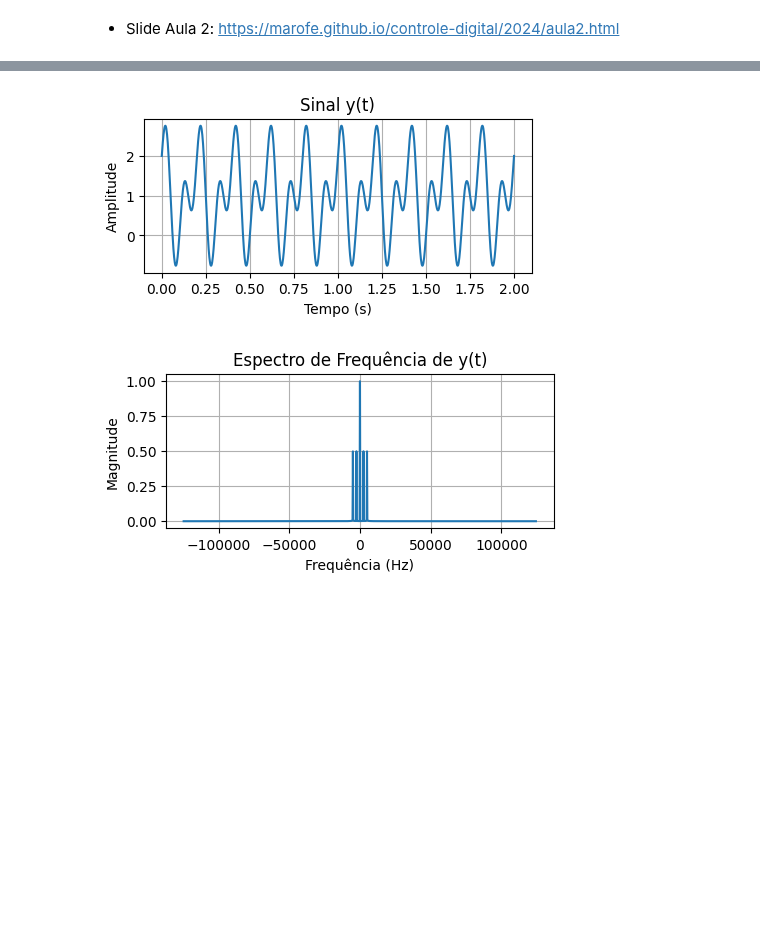
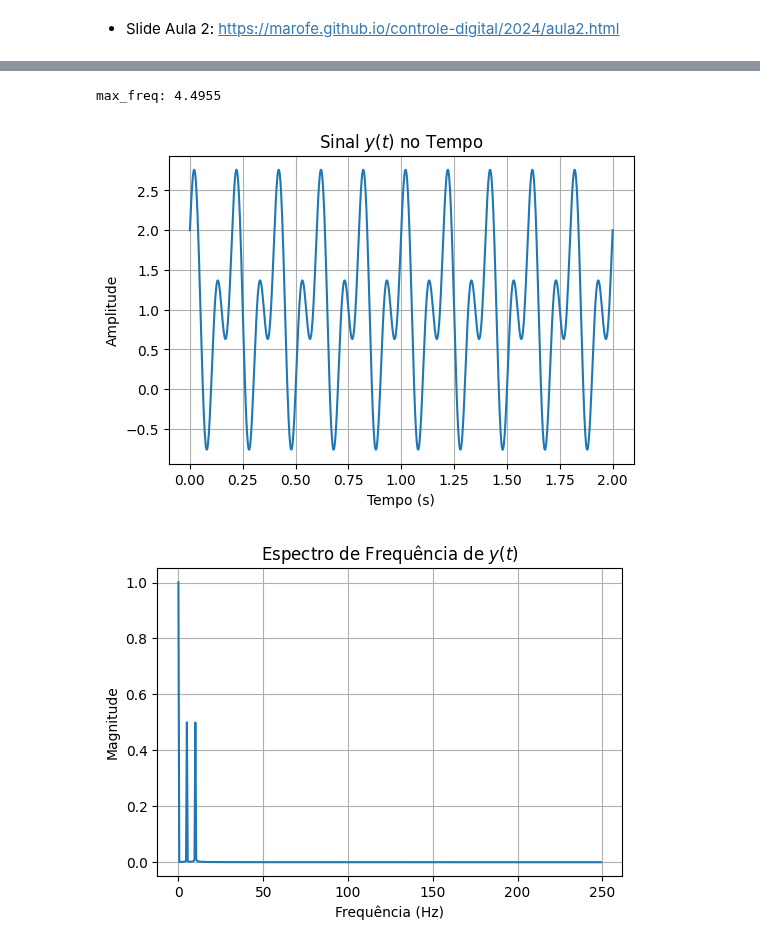
Before and after one commit to SKaiquelima/advanced-control, a Jupyter notebook: DigitalCtrl/Class2/exec2.ipynb, the cells around one changed output, grey strips where cells are left out. Cells and saved outputs as stored; diff of their text form; code cells hidden in the pictures; blank space fills up the shorter version.

```diff
--- a/DigitalCtrl/Class2/exec2.ipynb
+++ b/DigitalCtrl/Class2/exec2.ipynb
@@ -54,34 +56,45 @@ y_t = 1 + np.cos(omega_n * t) + np.sin(2 * omega_n * t)
 # Calculando a FFT
 n = len(y_t)
 Y = np.fft.fft(y_t)  # FFT de y(t)
-Y = np.fft.fftshift(Y)  # Shift da FFT para centralizar no zero
-Y_magnitude = np.abs(Y) / n  # Magnitude da FFT normalizada
+#Y = np.fft.fftshift(Y)  # Shift da FFT para centralizar no zero
+Y = np.abs(Y) / n  # Normaliza a FFT
 
 # Definindo o vetor de frequências
 fa = 1 / (t[1] - t[0])  # Frequência de amostragem
-f = fa * np.fft.fftfreq(n, d=(t[1] - t[0]))
-f = np.fft.fftshift(f)  # Shift das frequências
+f = np.fft.fftfreq(n, d=(t[1] - t[0]))  # Vetor de frequências
+
+half = len(f) // 2
+f = f[:half]
+Y = Y[:half]
+
+# calcular o valor max
+max_index = np.argmax(Y[1:])
+max_freq = f[max_index]
+
+print(f'max_freq: {max_freq}')
+# %% [output]
+max_freq: 4.4955
 # %%
-# Plotando o sinal y(t)
-plt.figure(figsize=(5, 2))
+# Plotando o sinal no tempo
+plt.figure(figsize=(6,4))
 plt.plot(t, y_t)
-plt.title('Sinal y(t)')
+plt.title('Sinal $y(t)$ no Tempo')
 plt.xlabel('Tempo (s)')
 plt.ylabel('Amplitude')
 plt.grid(True)
 plt.show()
 
 # Plotando o espectro de frequência
-plt.figure(figsize=(5, 2))
-plt.plot(f, Y_magnitude)
-plt.title('Espectro de Frequência de y(t)')
+plt.figure(figsize=(6,4))
+plt.plot(f, Y)
+plt.title('Espectro de Frequência de $y(t)$')
 plt.xlabel('Frequência (Hz)')
 plt.ylabel('Magnitude')
 plt.grid(True)
 plt.show()
 # %% [output]
-[figure, old version]
+[figure, new version]
-[figure, old version]
+[figure, new version]
 # %%
 # Parâmetros do sinal
 omega_n = 10 * np.pi
```
Also changed, not shown: parts of 15 cells of this notebook.
